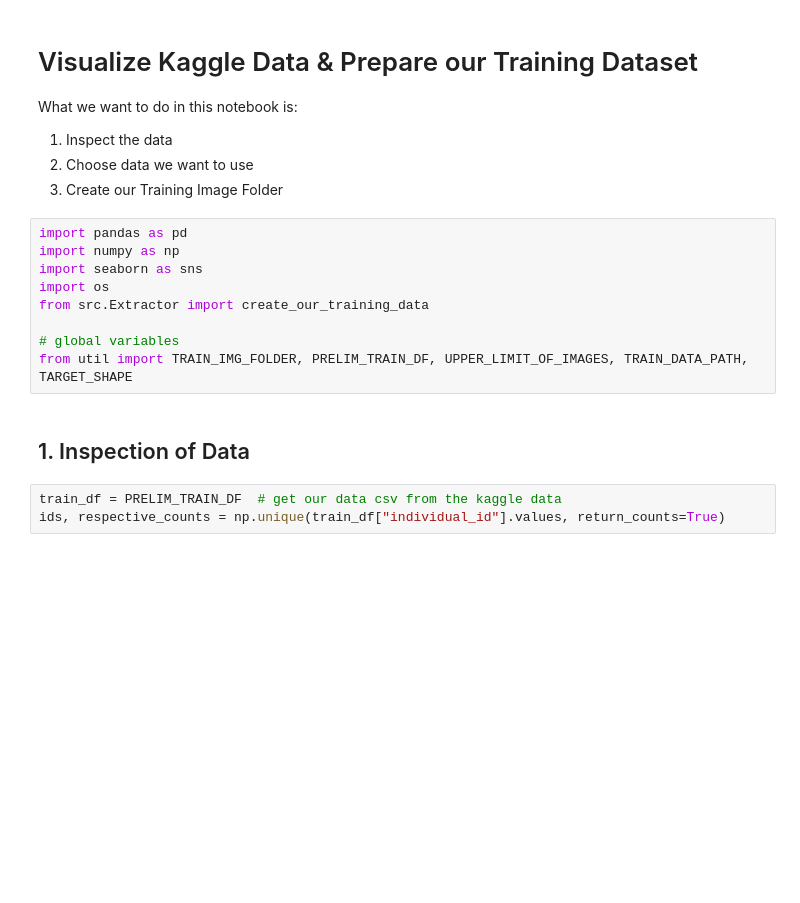
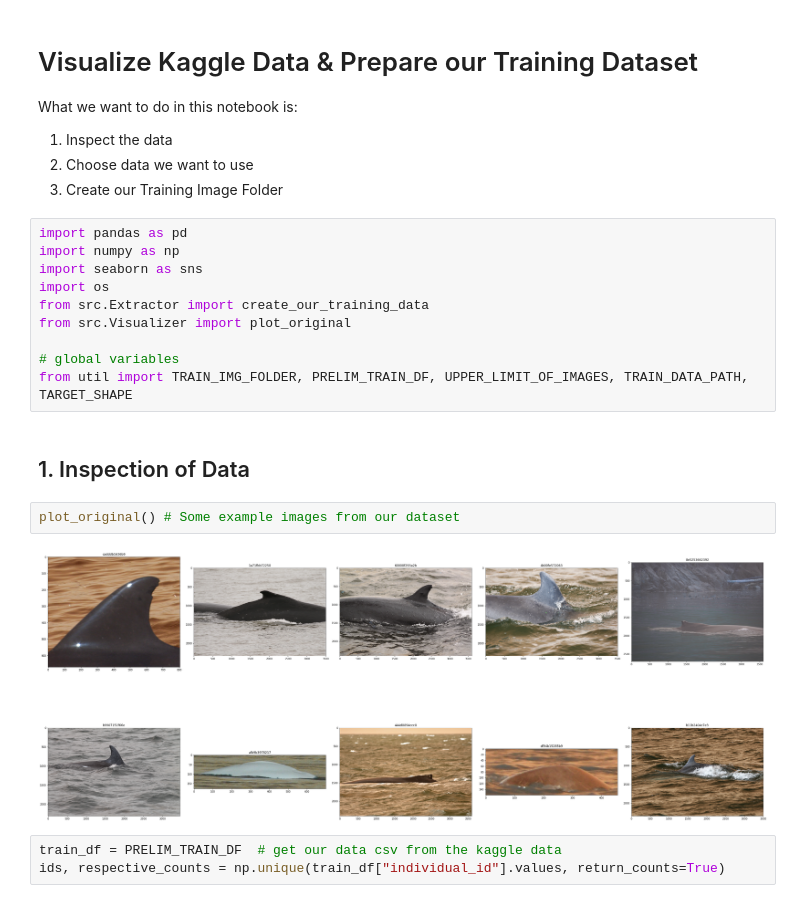
Before and after one commit to louiskhub/happywhale, a Jupyter notebook: notebooks/data_visualization_and_creation.ipynb, the cells around one changed output. Cells and saved outputs as stored; diff of their text form; blank space fills up the shorter version.

```diff
--- a/notebooks/data_visualization_and_creation.ipynb
+++ b/notebooks/data_visualization_and_creation.ipynb
@@ -12,11 +12,16 @@ import numpy as np
 import seaborn as sns
 import os
 from src.Extractor import create_our_training_data
+from src.Visualizer import plot_original
 
 # global variables
 from util import TRAIN_IMG_FOLDER, PRELIM_TRAIN_DF, UPPER_LIMIT_OF_IMAGES, TRAIN_DATA_PATH, TARGET_SHAPE
 # %% [markdown]
 ## 1. Inspection of Data
+# %%
+plot_original() # Some example images from our dataset
+# %% [output]
+[figure, added]
 # %%
 train_df = PRELIM_TRAIN_DF  # get our data csv from the kaggle data
 ids, respective_counts = np.unique(train_df["individual_id"].values, return_counts=True)
```
Also changed, not shown: parts of 4 cells of this notebook, 9 other files.
